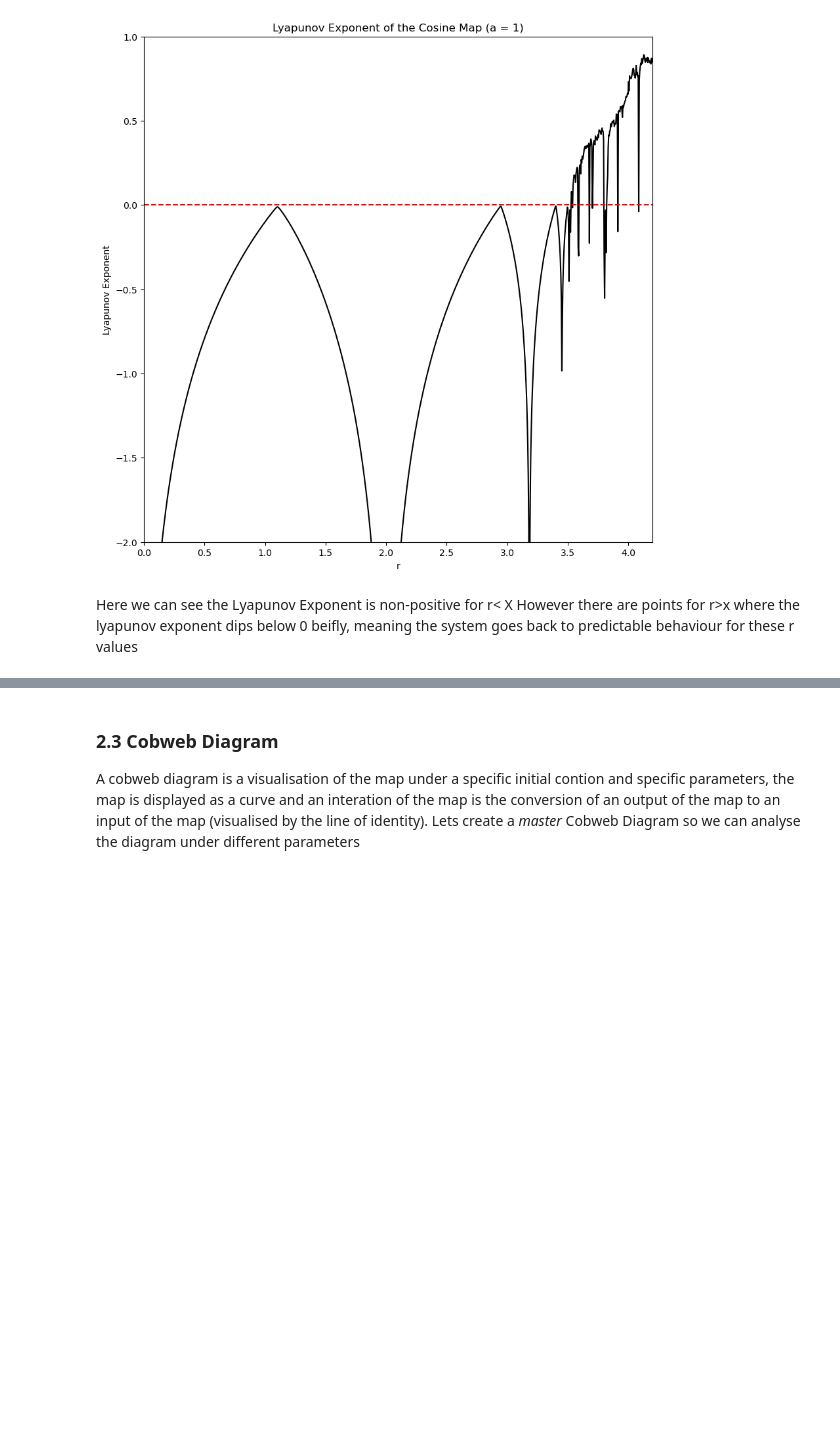
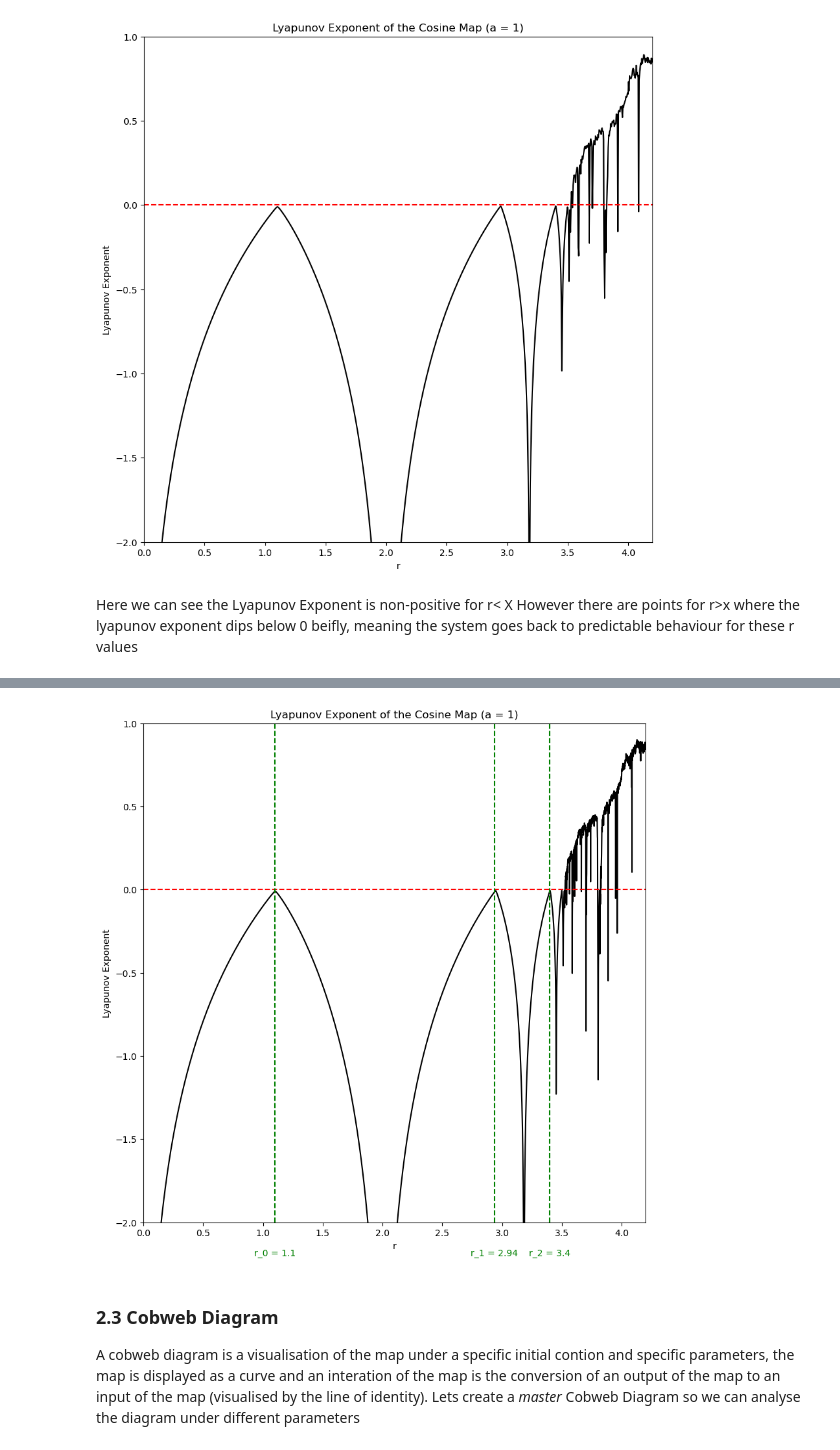
Before and after one commit to lainemulvay/Chaos-in-the-Cosine-Map, a Jupyter notebook: Assingment Notebook.ipynb, the cells around one changed output, grey strips where cells are left out. Saved outputs shown, nothing was run; the diff lists cells and outputs as text; code cells hidden in the pictures; blank space fills up the shorter version.

Commit message:
Birth of cycles analysed (r_n and delta calucaltions)

```diff
--- a/Assingment Notebook.ipynb
+++ b/Assingment Notebook.ipynb
@@ -347,0 +354,71 @@ However there are points for r>x where the lyapunov exponent dips below 0 beifly
+# %%
+import numpy as np
+import matplotlib.pyplot as plt
+
+# Cosine map function with a=1
+def cosine_map(x, r):
+    return (r/4) * (2 * np.cos((2*np.pi/3)*(x-0.5)) - 1)
+
+def cosine_map_derivative(x, r):
+    return (-r*np.pi/3) * (np.sin((2*np.pi/3)*(x-0.5)))
+
+# Parameters
+r_values = np.linspace(0, 4.2, 5000)  # Range of r values
+iterations = 1000  # Number of iterations
+lyapunov_exponents = np.zeros_like(r_values)
+
+for i, r in enumerate(r_values):
+    x = 0.5  # Initial condition
+    sum_lyapunov = 0
+    for _ in range(iterations):
+        x = cosine_map(x, r)
+        sum_lyapunov += np.log(np.abs(cosine_map_derivative(x, r)))
+    lyapunov_exponents[i] = sum_lyapunov / iterations
+
+# Find ranges where Lyapunov exponent is more than -0.1
+ranges = r_values[lyapunov_exponents > -0.05]
+
+# Split into separate ranges
+split_points = np.where(np.diff(ranges) > 0.01)[0] + 1
+ranges_split = np.split(ranges, split_points)
+
+# Print the number of values in each range
+for i, r in enumerate(ranges_split):
+    print(f"Number of values in range {i}: {len(r)}")
+
+# Find middle of each range
+roots = [np.mean(r) for r in ranges_split]
+deltas = np.ones_like(roots)
+
+# Print roots
+num_roots = min(5, len(roots))
+for i, r in enumerate(roots[:num_roots]):
+    print(f"r_{i} = {round(r, 2)}")
+
+# Calculate delta values
+delta = []
+if num_roots > 2:
+    for i in range(2, num_roots):
+        delta.append((roots[i-1] - roots[i-2]) / (roots[i] - roots[i-1]))
+
+# Print delta values
+for i, d in enumerate(delta):
+    print(f"delta_{i+2} = {d}")
+
+# Plotting the Lyapunov exponent
+plt.figure(figsize=(10, 10))
+plt.plot(r_values, lyapunov_exponents, '-k')
+plt.axhline(0, color='r', linestyle='--')
+
+# Plot and label roots
+for i, r in enumerate(roots[:3]):
+    plt.axvline(x=r, color='g', linestyle='--')
+    plt.text(r, -2.2, f"r_{i} = {round(r, 2)}", color='g', ha='center')
+
+plt.xlim(0, 4.2)
+plt.ylim(-2, 1)
+plt.xlabel('r')
+plt.ylabel('Lyapunov Exponent')
+plt.title('Lyapunov Exponent of the Cosine Map (a = 1)')
+plt.show()
+# %% [output]
@@ -348,3 +439,4 @@ However there are points for r>x where the lyapunov exponent dips below 0 beifly
+[figure, added]
 # %% [markdown]
 ### 2.3 Cobweb Diagram
 A cobweb diagram is a visualisation of the map under a specific initial contion and specific parameters, the map is displayed as a curve and an interation of the map is the conversion of an output of the map to an input of the map (visualised by the line of identity).
```
Also changed, not shown: parts of 3 cells of this notebook.
